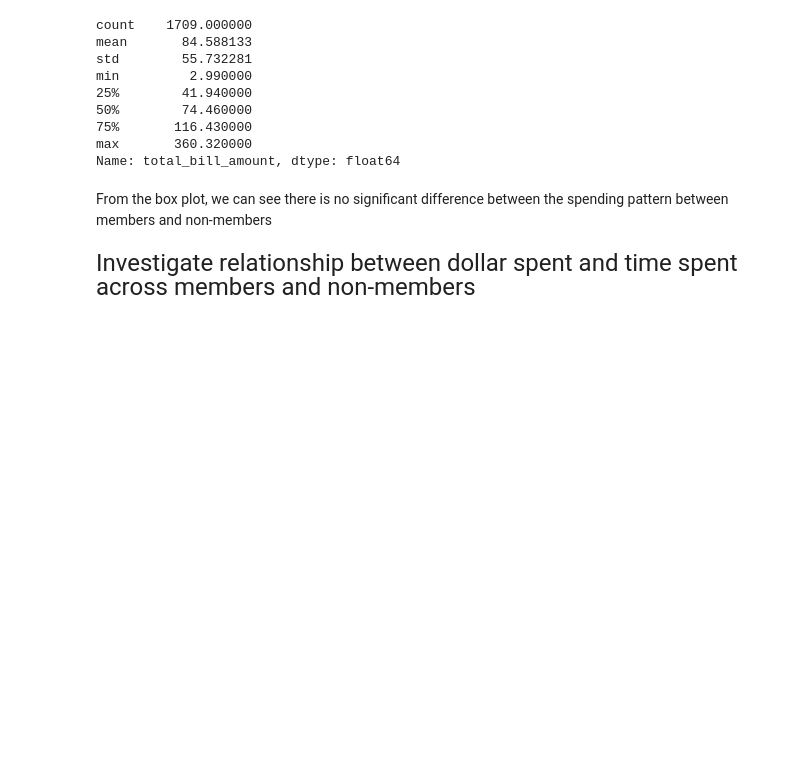
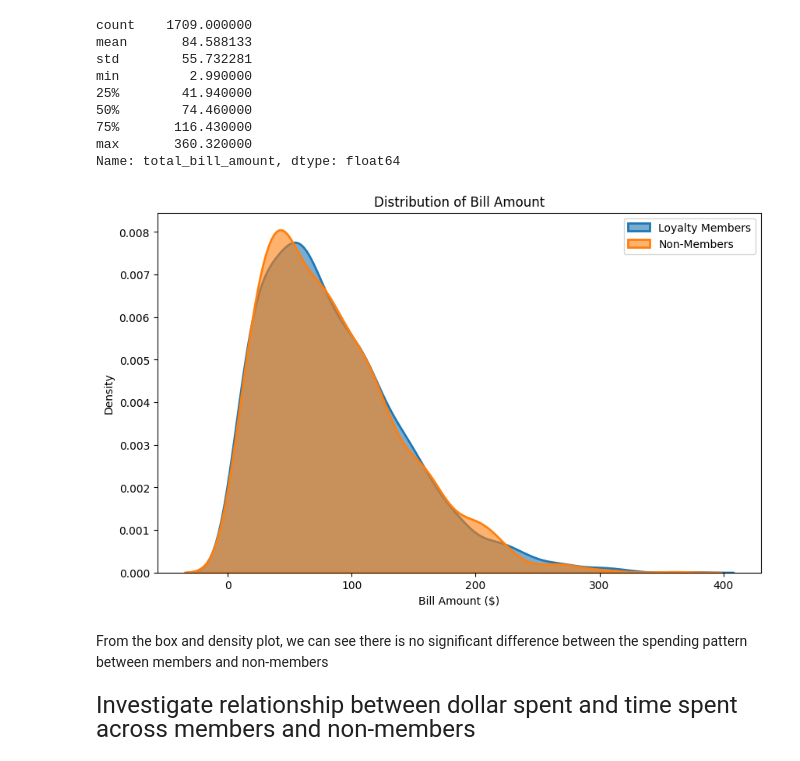
Before and after one commit to ringrongree/calian-casecomp, a Jupyter notebook: loyalty_program_effectiveness.ipynb, the cells around one changed output. Drawn from its saved outputs; the diff is of its cells as text; code cells hidden in the pictures; blank space fills up the shorter version.

```diff
--- a/loyalty_program_effectiveness.ipynb
+++ b/loyalty_program_effectiveness.ipynb
@@ -252,8 +253,35 @@ min         2.990000
 75%       116.430000
 max       360.320000
 Name: total_bill_amount, dtype: float64
+# %%
+plt.figure(figsize=(10, 6))
+
+sns.kdeplot(
+    data=memberOrders['total_bill_amount'],
+    label='Loyalty Members',
+    fill=True,    # Fill the area under the curve
+    alpha=0.6,
+    linewidth=2
+)
+
+
+sns.kdeplot(
+    data=nonmemberOrders['total_bill_amount'],
+    label='Non-Members',
+    fill=True,
+    alpha=0.6,
+    linewidth=2
+)
+
+plt.title('Distribution of Bill Amount')
+plt.xlabel('Bill Amount ($)')
+plt.ylabel('Density')
+plt.legend()
+plt.show()
+# %% [output]
+[figure, added]
 # %% [markdown]
-From the box plot, we can see there is no significant difference between the spending pattern  between members and non-members
+From the box and density plot, we can see there is no significant difference between the spending pattern  between members and non-members
 # %% [markdown]
 <font size="5">
 Investigate relationship between dollar spent and time spent across members and non-members
```
Also changed, not shown: parts of 5 cells of this notebook.
